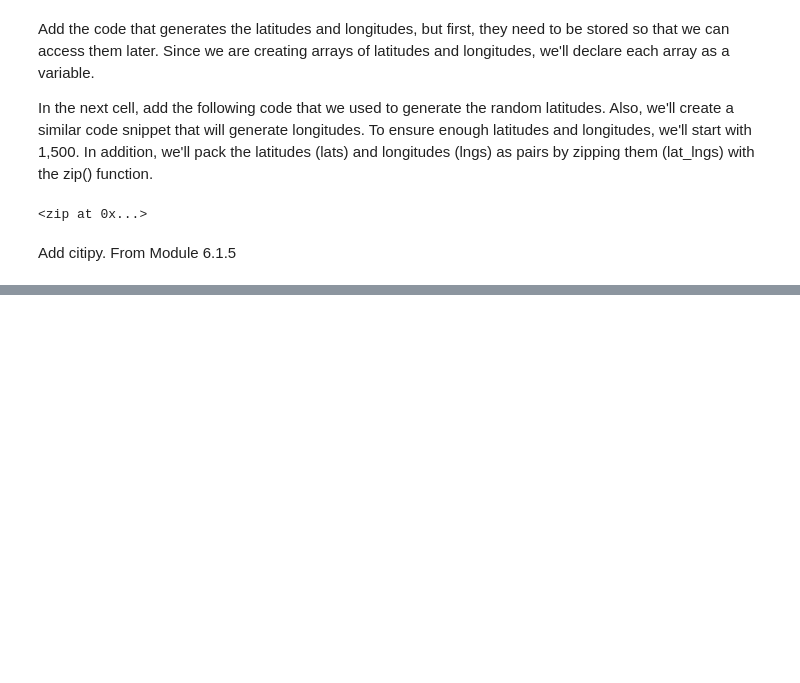
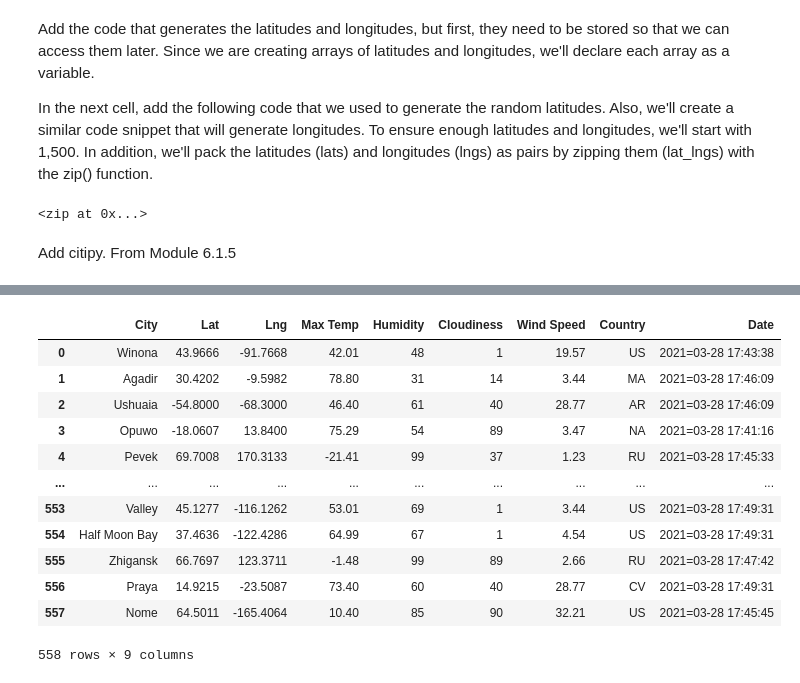
Before and after one commit to SailFish17/World_Weather_Analysis, a Jupyter notebook: WeatherPy.ipynb, the cells around one changed output, grey strips where cells are left out. Saved outputs shown, nothing was run; the diff lists cells and outputs as text; code cells hidden in the pictures; blank space fills up the shorter version.

```diff
--- a/WeatherPy.ipynb
+++ b/WeatherPy.ipynb
@@ -141,0 +180,20 @@ len(cities)
+# %%
+#import dependencies, initialize empty lists and counters.
+
+# Import the datetime module from the datetime library.
+from datetime import datetime
+
+# Create an empty list to hold the weather data.
+city_data = []
+
+# Print the beginning of the logging.
+print("Beginning Data Retrieval     ")
+print("-----------------------------")
+
+#create counters.
+record_count = 1
+set_count = 1
+
+from config import weather_api_key
+
+url="http://api.openweathermap.org/data/2.5/weather?units=Imperial&appid="+weather_api_key
@@ -141,0 +294,19 @@ len(cities)
+# %%
+# Convert the array of dictionaries to a Pandas DataFrame.
+city_data_df = pd.DataFrame(city_data)
+
+city_data_df
+# %% [output]
+|  | City | Lat | Lng | Max Temp | Humidity | Cloudiness | Wind Speed | Country | Date |
+| 0 | Winona | 43.9666 | -91.7668 | 42.01 | 48 | 1 | 19.57 | US | 2021=03-28 17:43:38 |
+| 1 | Agadir | 30.4202 | -9.5982 | 78.80 | 31 | 14 | 3.44 | MA | 2021=03-28 17:46:09 |
+| 2 | Ushuaia | -54.8000 | -68.3000 | 46.40 | 61 | 40 | 28.77 | AR | 2021=03-28 17:46:09 |
+| 3 | Opuwo | -18.0607 | 13.8400 | 75.29 | 54 | 89 | 3.47 | NA | 2021=03-28 17:41:16 |
+| 4 | Pevek | 69.7008 | 170.3133 | -21.41 | 99 | 37 | 1.23 | RU | 2021=03-28 17:45:33 |
+| ... | ... | ... | ... | ... | ... | ... | ... | ... | ... |
+| 553 | Valley | 45.1277 | -116.1262 | 53.01 | 69 | 1 | 3.44 | US | 2021=03-28 17:49:31 |
+| 554 | Half Moon Bay | 37.4636 | -122.4286 | 64.99 | 67 | 1 | 4.54 | US | 2021=03-28 17:49:31 |
+| 555 | Zhigansk | 66.7697 | 123.3711 | -1.48 | 99 | 89 | 2.66 | RU | 2021=03-28 17:47:42 |
+| 556 | Praya | 14.9215 | -23.5087 | 73.40 | 60 | 40 | 28.77 | CV | 2021=03-28 17:49:31 |
+| 557 | Nome | 64.5011 | -165.4064 | 10.40 | 85 | 90 | 32.21 | US | 2021=03-28 17:45:45 |
+558 rows × 9 columns
```
Also changed, not shown: parts of 11 cells of this notebook, 2 other files.
